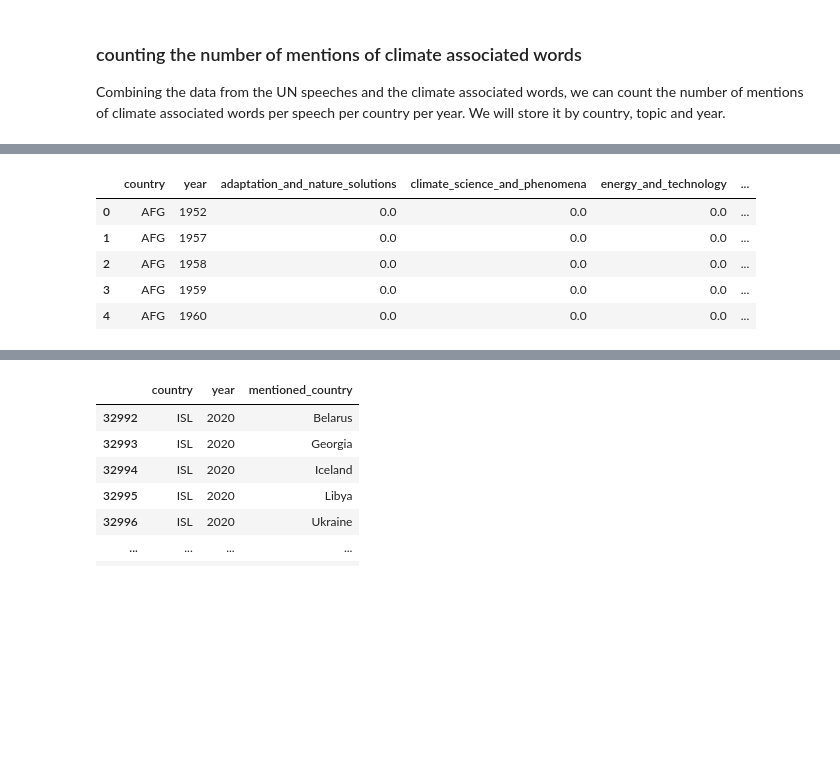
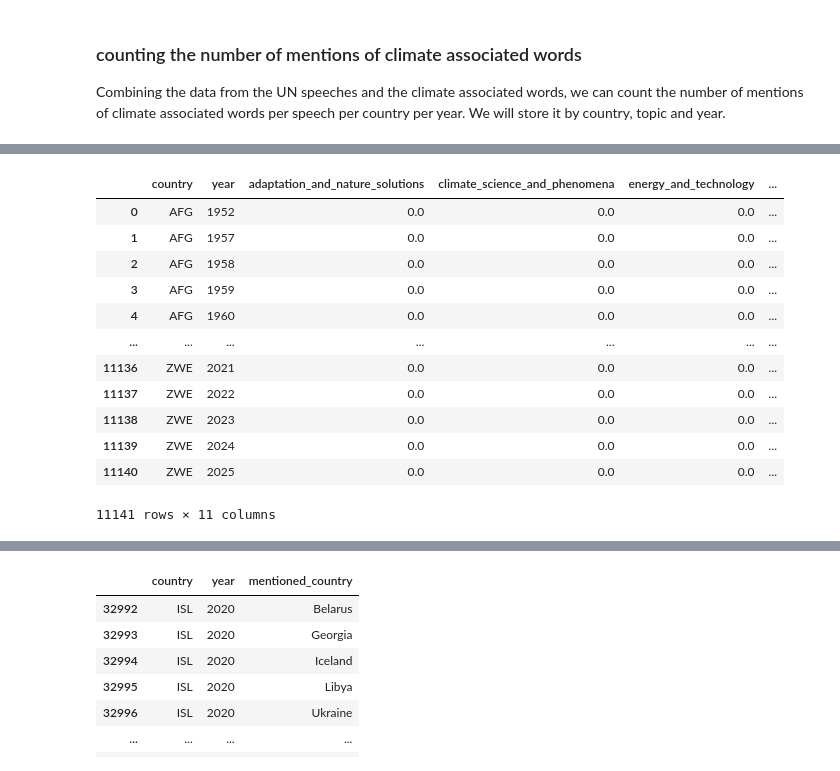
Before and after one commit to jacobgroot/FDS, a Jupyter notebook: analysis.ipynb, the cells around one changed output, grey strips where cells are left out. Cells and saved outputs as stored; diff of their text form; code cells hidden in the pictures; blank space fills up the shorter version.

```diff
--- a/analysis.ipynb
+++ b/analysis.ipynb
@@ -57,7 +57,7 @@ climate_words_dict = {"greenhouse_gases_and_emissions": [
         "radiative forcing", "albedo effect", "feedback loop", "tipping point",
         "keeling curve", "ocean acidification", "paleoclimatology", "antarctic ice sheet",
         "arctic sea ice", "permafrost thawing", "glacier retreat", "thermohaline circulation",
-        "el nino", "la nina", "enso", "polar vortex"
+        "el nino", "la nina", "enso", "polar vortex", "climate change"
     ],
     "extreme_weather_and_impacts": [
         "sea level rise", "storm surge", "coastal erosion", "flash drought",
@@ -398,24 +382,31 @@ def extract_climate_keywords(text, climate_words_dict):
 # %%
 
 # first check if file exists, if not run the function so we do not have to wait hours :)
 try:
     # open csv version
     df_climate_panel = pd.read_csv("data/df_climate_panel.csv")
 except:
     df_climate_panel = run_unfiltered_climatebert(text_dict=text_data, batch_size=128, max_len=128, use_fp16=True)
     df_keywords = extract_climate_keywords(text=text, climate_words_dict=climate_words_dict)
     df_climate_panel.rename(columns={"climate_sentences": "climate_sentences_BERT", "climate_sentence_ratio": "climate_sentence_ratio_BERT"}, inplace=True)
     df_climate_panel = pd.merge(df_keywords.reset_index(), df_climate_panel, on=["country", "year"], how="outer").fillna(0)
     df_climate_panel.to_csv("data/df_climate_panel.csv", index=False)
 
-display(df_climate_panel.head())
+display(df_climate_panel)
 # %% [output]
 |  | country | year | adaptation_and_nature_solutions | climate_science_and_phenomena | energy_and_technology | ... |
 | 0 | AFG | 1952 | 0.0 | 0.0 | 0.0 | ... |
 | 1 | AFG | 1957 | 0.0 | 0.0 | 0.0 | ... |
 | 2 | AFG | 1958 | 0.0 | 0.0 | 0.0 | ... |
 | 3 | AFG | 1959 | 0.0 | 0.0 | 0.0 | ... |
 | 4 | AFG | 1960 | 0.0 | 0.0 | 0.0 | ... |
+| ... | ... | ... | ... | ... | ... | ... |
+| 11136 | ZWE | 2021 | 0.0 | 0.0 | 0.0 | ... |
+| 11137 | ZWE | 2022 | 0.0 | 0.0 | 0.0 | ... |
+| 11138 | ZWE | 2023 | 0.0 | 0.0 | 0.0 | ... |
+| 11139 | ZWE | 2024 | 0.0 | 0.0 | 0.0 | ... |
+| 11140 | ZWE | 2025 | 0.0 | 0.0 | 0.0 | ... |
+11141 rows × 11 columns
 # %%
 import matplotlib.pyplot as plt
 import numpy as np
```
Also changed, not shown: parts of 4 cells of this notebook.
